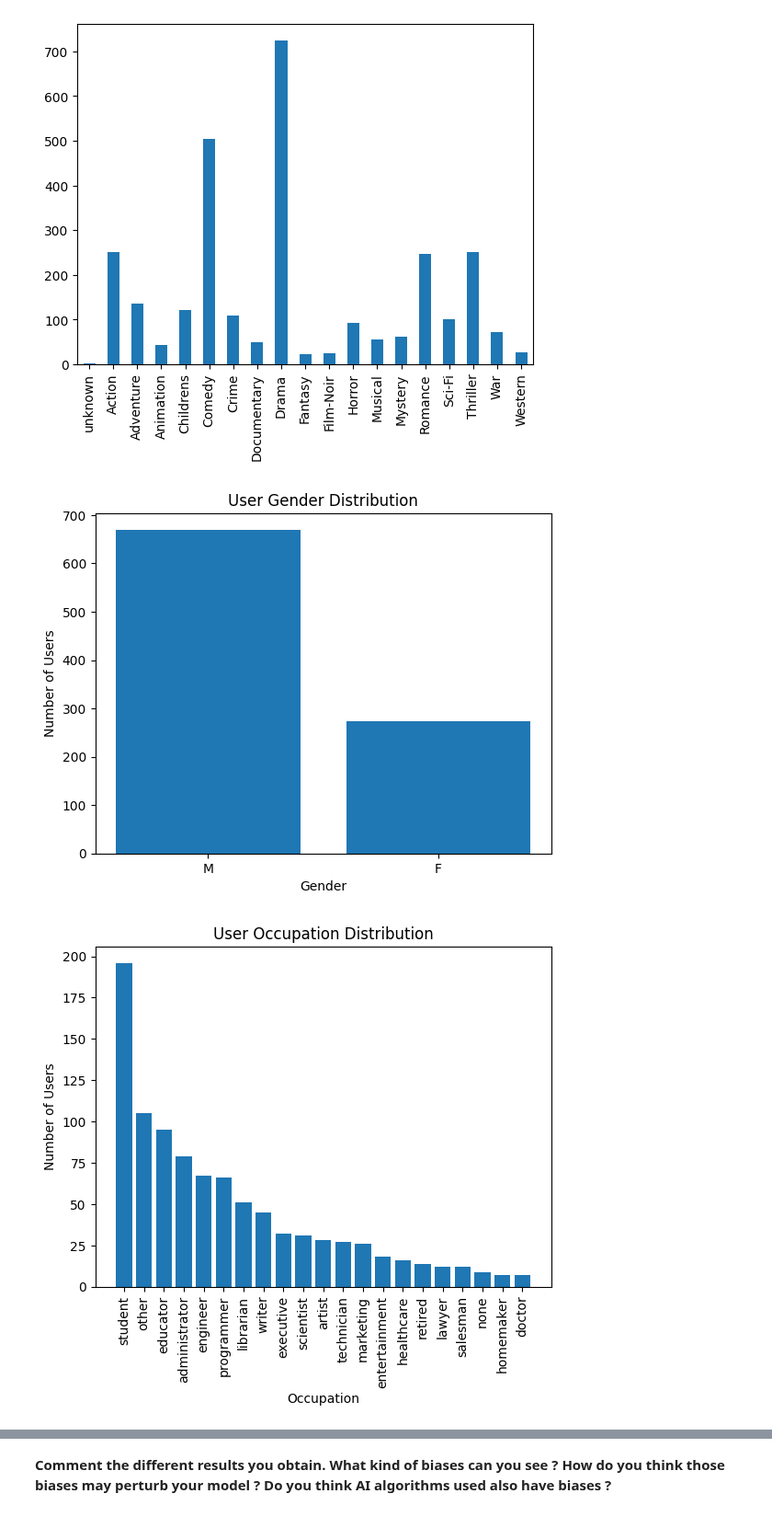
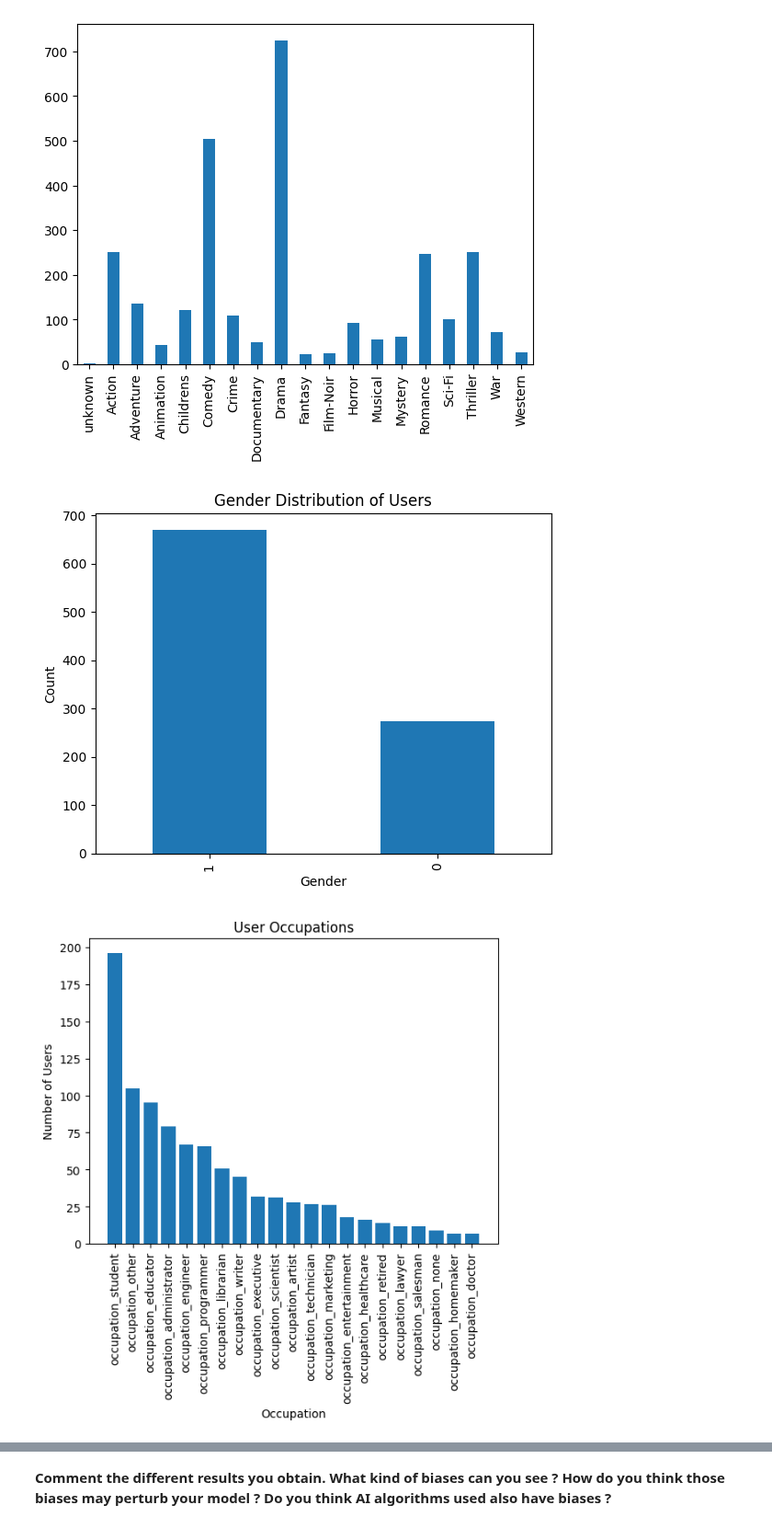
Before and after one commit to YounMars/DL_Projects, a Jupyter notebook: Deep Learning/TP5.ipynb, the cells around one changed output, grey strips where cells are left out. Shown at 92% size. Saved outputs shown, nothing was run; the diff lists cells and outputs as text; code cells hidden in the pictures.

```diff
--- a/Deep Learning/TP5.ipynb
+++ b/Deep Learning/TP5.ipynb
@@ -120,8 +119,20 @@ def read_data(path):
             if filename.stem == 'u':
                 columns = ['userId', 'age', 'gender', 'occupation', 'zipCode']
                 data = pd.read_csv(filename, sep='|', names=columns, engine='python', encoding='latin-1')
+                # One-hot encode gender field
+                gender_encoded = pd.get_dummies(data['gender'], prefix='gender')
+
+                # One-hot encode occupation field
+                occupation_encoded = pd.get_dummies(data['occupation'], prefix='occupation')
+
+                # Concatenate the encoded fields with the original dataframe
+                data_encoded = pd.concat([data['age'], gender_encoded, occupation_encoded], axis=1)
+
+                # Min-max normalize age field
+                data_encoded['age'] = (data_encoded['age'] - data_encoded['age'].min()) / (data_encoded['age'].max() - data_encoded['age'].min())
+
                 data.drop(columns=["userId",'zipCode'], inplace=True)
-                files['users'] = data
+                files['users'] = data_encoded
 
     return files['ratings'], files['movies'], files['users']
 
@@ -175,34 +187,45 @@ movies.sum().plot.bar()
 <Axes: >
 [figure]
 # %%
-#TO DO : plot the histogram for the users sex
+colors = ['#FF69B4', '#6495ED']
 
-# Count the number of users for each gender
-user_counts = users['gender'].value_counts()
+# Plot histogram
+users['gender_F'].value_counts().plot(kind='bar')
+users['gender_M'].value_counts().plot(kind='bar')
 
-# Plot the histogram
-plt.bar(user_counts.index, user_counts.values)
-plt.title('User Gender Distribution')
+# Set title, x-axis label, and y-axis label
+plt.title('Gender Distribution of Users')
 plt.xlabel('Gender')
-plt.ylabel('Number of Users')
+plt.ylabel('Count')
+
+
+# Display plot
 plt.show()
 # %% [output]
-[figure, old version]
+[figure, new version]
 # %%
 # TO DO : plot the histogram for the users occupation
+# Get the one-hot encoded columns for user occupations
+occupation_cols = users.columns[3:]
 
-# Count the number of users for each occupation
-user_counts = users['occupation'].value_counts()
+# Count the number of users in each occupation category
+occupation_counts = users[occupation_cols].sum().sort_values(ascending=False)
 
-# Plot the histogram
-plt.bar(user_counts.index, user_counts.values)
-plt.title('User Occupation Distribution')
+# Create a bar plot of the occupation counts
+plt.bar(occupation_counts.index, occupation_counts.values)
+
+# Set the title and axis labels
+plt.title('User Occupations')
 plt.xlabel('Occupation')
 plt.ylabel('Number of Users')
+
+# Rotate the x-axis labels for better readability
 plt.xticks(rotation=90)
+
+# Show the plot
 plt.show()
 # %% [output]
-[figure, old version]
+[figure, new version]
 # %%
 # TO DO : plot the histogram for the users age
 
```
Also changed, not shown: parts of 9 cells of this notebook.
